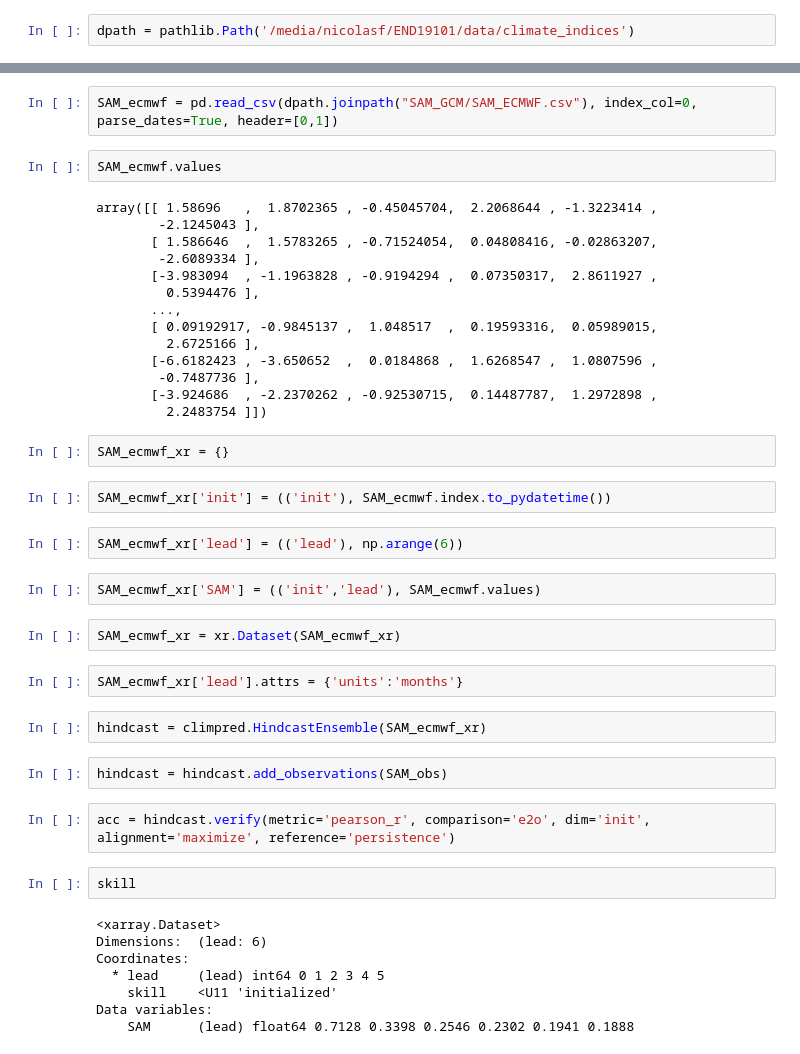
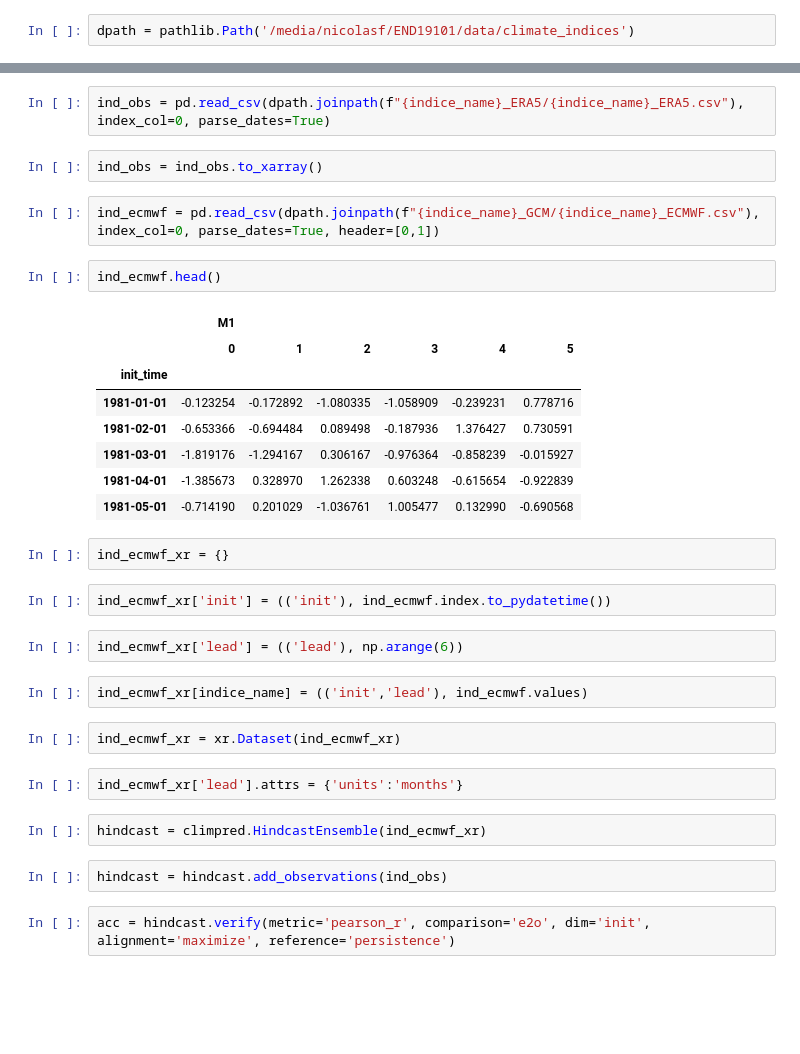
Before and after one commit to nicolasfauchereau/ML4seas, a Jupyter notebook: climate_indices/notebooks/validate_MSLP_indices.ipynb, the cells around one changed output, grey strips where cells are left out. Cells and saved outputs as stored; diff of their text form; blank space fills up the shorter version.

```diff
--- a/climate_indices/notebooks/validate_MSLP_indices.ipynb
+++ b/climate_indices/notebooks/validate_MSLP_indices.ipynb
@@ -32,47 +32,36 @@ SAM_obs = SAM_obs.to_xarray()
+# %%
+ind_obs = pd.read_csv(dpath.joinpath(f"{indice_name}_ERA5/{indice_name}_ERA5.csv"), index_col=0, parse_dates=True)
+# %%
+ind_obs = ind_obs.to_xarray()
 # %%
-SAM_ecmwf = pd.read_csv(dpath.joinpath("SAM_GCM/SAM_ECMWF.csv"), index_col=0, parse_dates=True, header=[0,1])
+ind_ecmwf = pd.read_csv(dpath.joinpath(f"{indice_name}_GCM/{indice_name}_ECMWF.csv"), index_col=0, parse_dates=True, header=[0,1])
-# %%
-SAM_ecmwf.values
-# %% [output]
-array([[ 1.58696   ,  1.8702365 , -0.45045704,  2.2068644 , -1.3223414 ,
-        -2.1245043 ],
-       [ 1.586646  ,  1.5783265 , -0.71524054,  0.04808416, -0.02863207,
-        -2.6089334 ],
-       [-3.983094  , -1.1963828 , -0.9194294 ,  0.07350317,  2.8611927 ,
-         0.5394476 ],
-       ...,
-       [ 0.09192917, -0.9845137 ,  1.048517  ,  0.19593316,  0.05989015,
-         2.6725166 ],
-       [-6.6182423 , -3.650652  ,  0.0184868 ,  1.6268547 ,  1.0807596 ,
-        -0.7487736 ],
-       [-3.924686  , -2.2370262 , -0.92530715,  0.14487787,  1.2972898 ,
-         2.2483754 ]])
-# %%
-SAM_ecmwf_xr = {}
+# %%
+ind_ecmwf.head()
+# %% [output]
+|  | M1 |  |  |  |  |  |
+|  | 0 | 1 | 2 | 3 | 4 | 5 |
+| init_time |  |  |  |  |  |  |
+| 1981-01-01 | -0.123254 | -0.172892 | -1.080335 | -1.058909 | -0.239231 | 0.778716 |
+| 1981-02-01 | -0.653366 | -0.694484 | 0.089498 | -0.187936 | 1.376427 | 0.730591 |
+| 1981-03-01 | -1.819176 | -1.294167 | 0.306167 | -0.976364 | -0.858239 | -0.015927 |
+| 1981-04-01 | -1.385673 | 0.328970 | 1.262338 | 0.603248 | -0.615654 | -0.922839 |
+| 1981-05-01 | -0.714190 | 0.201029 | -1.036761 | 1.005477 | 0.132990 | -0.690568 |
+# %%
+ind_ecmwf_xr = {}
 # %%
-SAM_ecmwf_xr['init'] = (('init'), SAM_ecmwf.index.to_pydatetime())
+ind_ecmwf_xr['init'] = (('init'), ind_ecmwf.index.to_pydatetime())
 # %%
-SAM_ecmwf_xr['lead'] = (('lead'), np.arange(6))
+ind_ecmwf_xr['lead'] = (('lead'), np.arange(6))
 # %%
-SAM_ecmwf_xr['SAM'] = (('init','lead'), SAM_ecmwf.values)
+ind_ecmwf_xr[indice_name] = (('init','lead'), ind_ecmwf.values)
 # %%
-SAM_ecmwf_xr = xr.Dataset(SAM_ecmwf_xr)
+ind_ecmwf_xr = xr.Dataset(ind_ecmwf_xr)
 # %%
-SAM_ecmwf_xr['lead'].attrs = {'units':'months'}
+ind_ecmwf_xr['lead'].attrs = {'units':'months'}
 # %%
-hindcast = climpred.HindcastEnsemble(SAM_ecmwf_xr)
+hindcast = climpred.HindcastEnsemble(ind_ecmwf_xr)
 # %%
-hindcast = hindcast.add_observations(SAM_obs)
+hindcast = hindcast.add_observations(ind_obs)
 # %%
 acc = hindcast.verify(metric='pearson_r', comparison='e2o', dim='init', alignment='maximize', reference='persistence')
-# %%
-skill
-# %% [output]
-<xarray.Dataset>
-Dimensions:  (lead: 6)
-Coordinates:
-  * lead     (lead) int64 0 1 2 3 4 5
-    skill    <U11 'initialized'
-Data variables:
-    SAM      (lead) float64 0.7128 0.3398 0.2546 0.2302 0.1941 0.1888
 # %%
```
Also changed, not shown: parts of 8 cells of this notebook.
